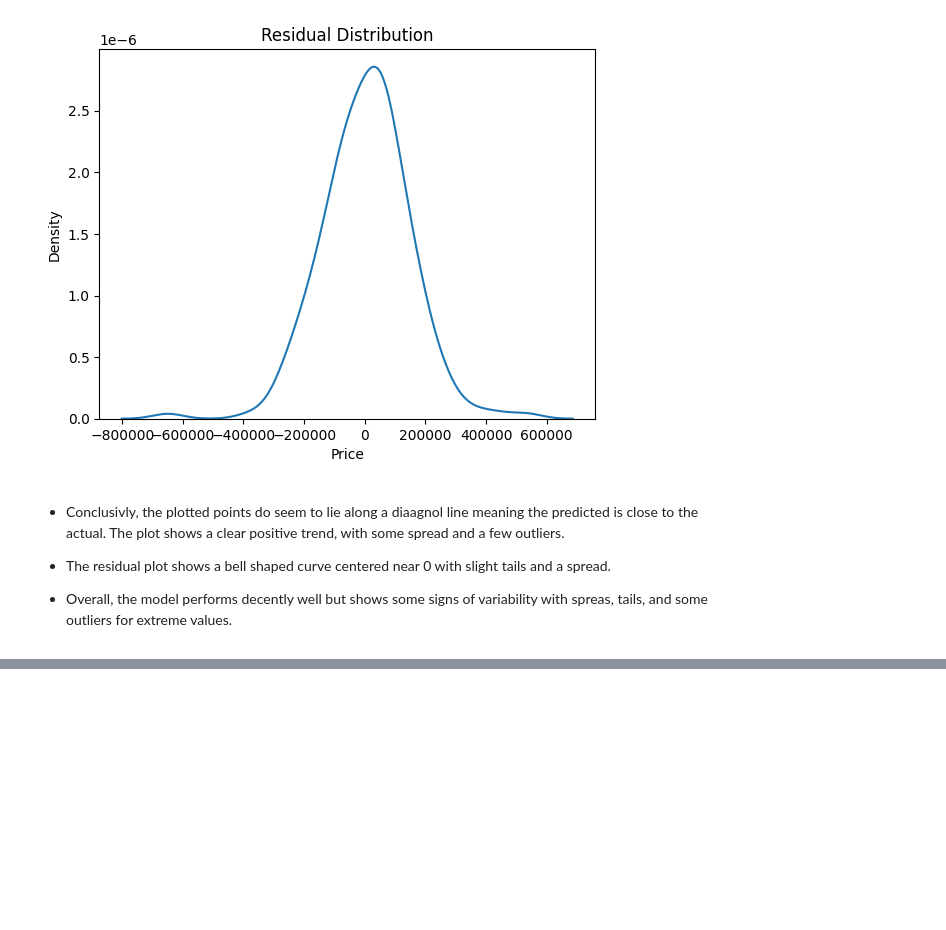
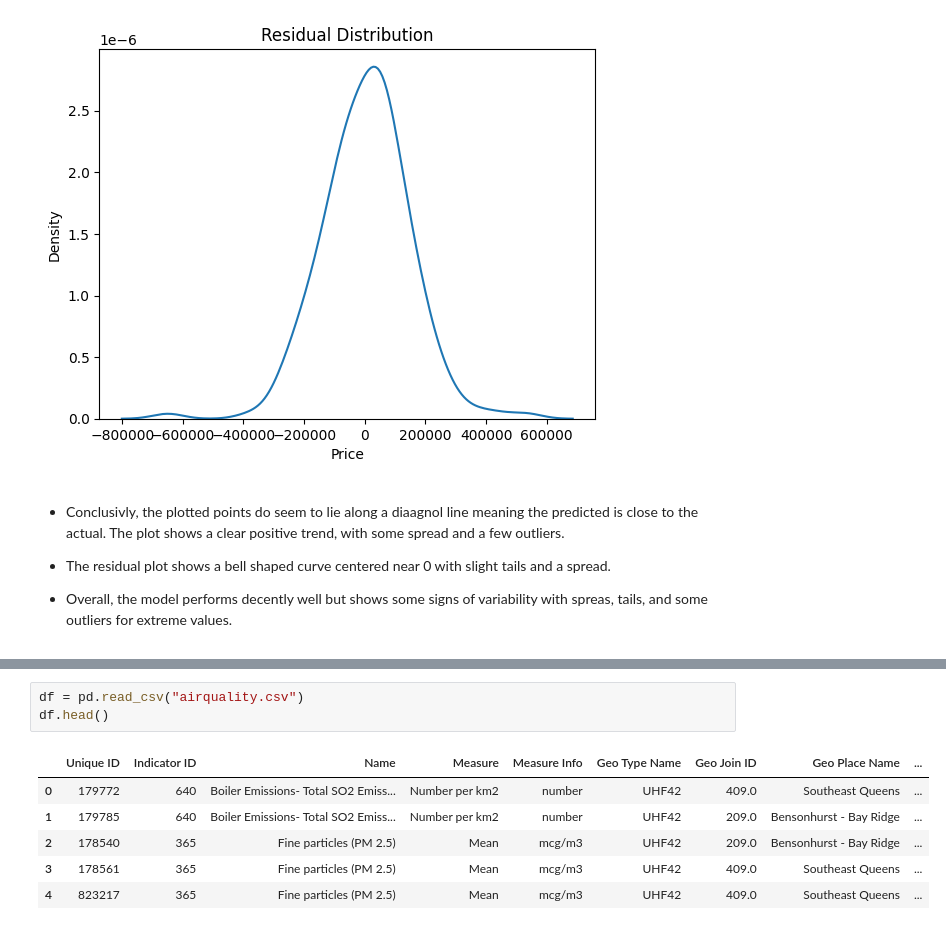
Before and after one commit to Mattcben1/week_8, a Jupyter notebook: Lab_assignment.ipynb, the cells around one changed output, grey strips where cells are left out. Saved outputs shown, nothing was run; the diff lists cells and outputs as text; blank space fills up the shorter version.

```diff
--- a/Lab_assignment.ipynb
+++ b/Lab_assignment.ipynb
@@ -634,0 +645,10 @@ plt.show()
+# %%
+df = pd.read_csv("airquality.csv")
+df.head()
+# %% [output]
+|  | Unique ID | Indicator ID | Name | Measure | Measure Info | Geo Type Name | Geo Join ID | Geo Place Name | ... |
+| 0 | 179772 | 640 | Boiler Emissions- Total SO2 Emiss... | Number per km2 | number | UHF42 | 409.0 | Southeast Queens | ... |
+| 1 | 179785 | 640 | Boiler Emissions- Total SO2 Emiss... | Number per km2 | number | UHF42 | 209.0 | Bensonhurst - Bay Ridge | ... |
+| 2 | 178540 | 365 | Fine particles (PM 2.5) | Mean | mcg/m3 | UHF42 | 209.0 | Bensonhurst - Bay Ridge | ... |
+| 3 | 178561 | 365 | Fine particles (PM 2.5) | Mean | mcg/m3 | UHF42 | 409.0 | Southeast Queens | ... |
+| 4 | 823217 | 365 | Fine particles (PM 2.5) | Mean | mcg/m3 | UHF42 | 409.0 | Southeast Queens | ... |
```
Also changed, not shown: parts of 21 cells of this notebook.
